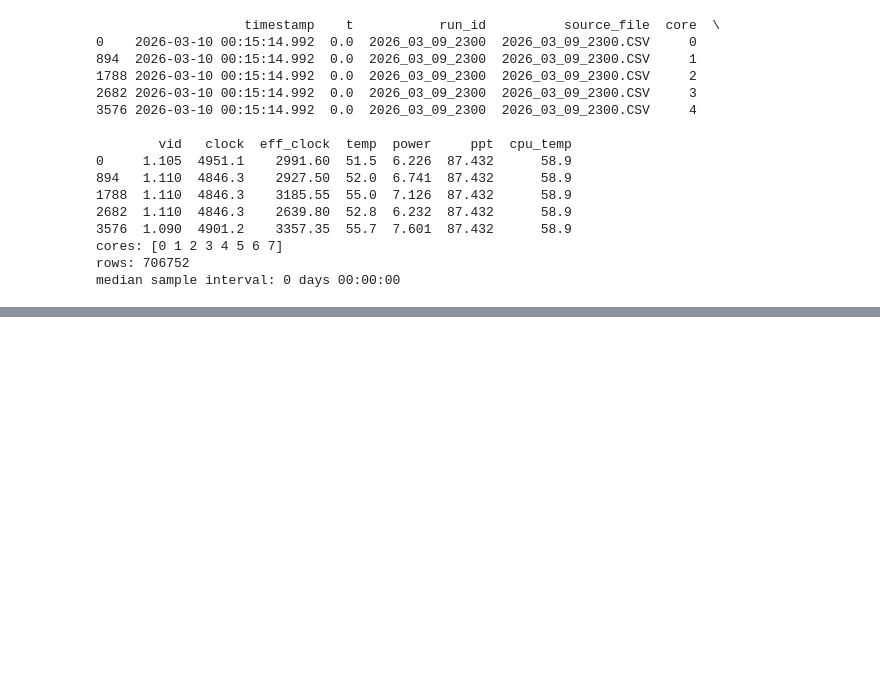
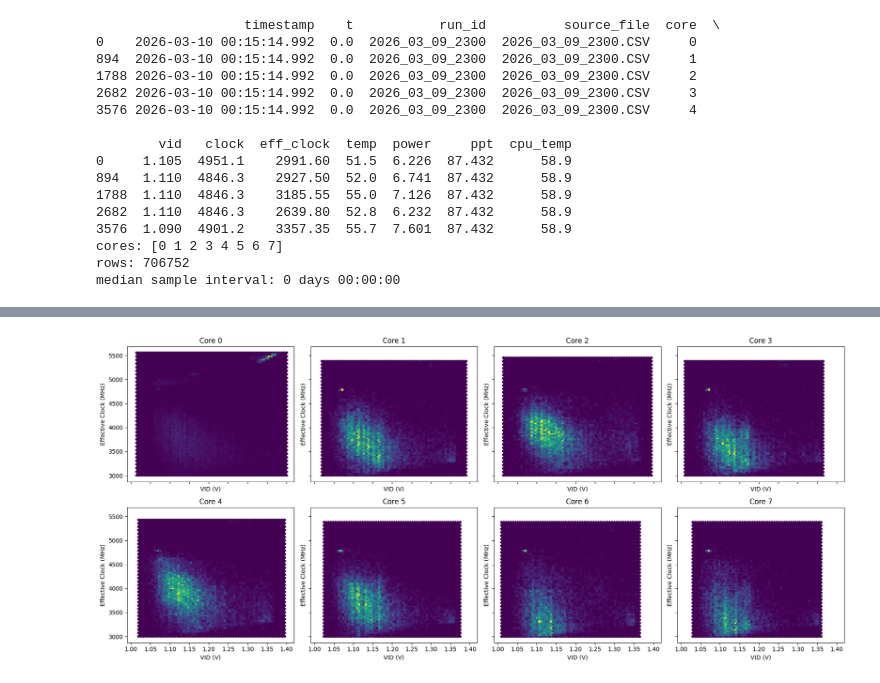
Before and after one commit to costantin324/ryzen-vf-analysis, a Jupyter notebook: notebooks/vf_exploration.ipynb, the cells around one changed output, grey strips where cells are left out. Saved outputs shown, nothing was run; the diff lists cells and outputs as text; code cells hidden in the pictures; blank space fills up the shorter version.

```diff
--- a/notebooks/vf_exploration.ipynb
+++ b/notebooks/vf_exploration.ipynb
@@ -42,0 +53,85 @@ median sample interval: 0 days 00:00:00
+# %%
+import matplotlib.pyplot as plt
+from numpy.ma import power
+from dataclasses import dataclass
+from typing import Optional
+
+
+@dataclass
+class FilterConfig:
+    eff_clock_min: Optional[float] = None
+    eff_ratio: Optional[float] = None
+    power_min: Optional[float] = None
+    vid_min: Optional[float] = None
+
+    def as_dict(self):
+        return self.__dict__
+
+def filter_df(df: pd.DataFrame, cfg: FilterConfig) -> pd.DataFrame:
+
+    mask = pd.Series(True, index=df.index)
+
+    if cfg.eff_clock_min is not None:
+        mask &= df["eff_clock"] > cfg.eff_clock_min
+
+    if cfg.power_min is not None:
+        mask &= df["power"] > cfg.power_min
+
+    if cfg.eff_ratio is not None:
+        mask &= df["eff_clock"] > cfg.eff_ratio * df["clock"]
+
+    if cfg.vid_min is not None:
+        mask &= df["vid"] > cfg.vid_min
+
+    print("Rows after filtering:", len(df_plot))
+    return df[mask].copy()
+
+# filtering parameters
+vf_config = FilterConfig(
+    eff_clock_min=3000,
+    eff_ratio=0.6,
+    power_min=4.5,
+    vid_min=1.0
+)
+
+boost_config = FilterConfig(
+    eff_clock_min=4000,
+    power_min=8
+)
+
+efficiency_config = FilterConfig(
+    eff_clock_min=3500,
+    power_min=3
+)
+
+df_boost = filter_df(df, vf_config)
+# optional: speed up plotting
+
+sample_size_target = 200000
+def safe_sample(df, n, seed=42):
+    return df.sample(min(len(df), n), random_state=seed)
+
+df_plot = safe_sample(df_plot, sample_size_target)
+
+
+fig, axes = plt.subplots(2, 4, figsize=(18,8), sharex=True, sharey=True)
+
+for core in sorted(df_plot["core"].unique()):
+
+    ax = axes.flat[core]
+    d = df_plot[df_plot["core"] == core]
+
+    ax.hexbin(
+        d["vid"],          # X = voltage
+        d["eff_clock"],    # Y = frequency
+        gridsize=60,
+        cmap="viridis"
+    )
+
+    ax.set_title(f"Core {core}")
+    ax.set_xlabel("VID (V)")
+    ax.set_ylabel("Effective Clock (MHz)")
+
+plt.tight_layout()
+plt.show()
+# %% [output]
@@ -42,0 +139 @@ median sample interval: 0 days 00:00:00
+[figure, added]
```
Also changed, not shown: parts of 6 cells of this notebook.
